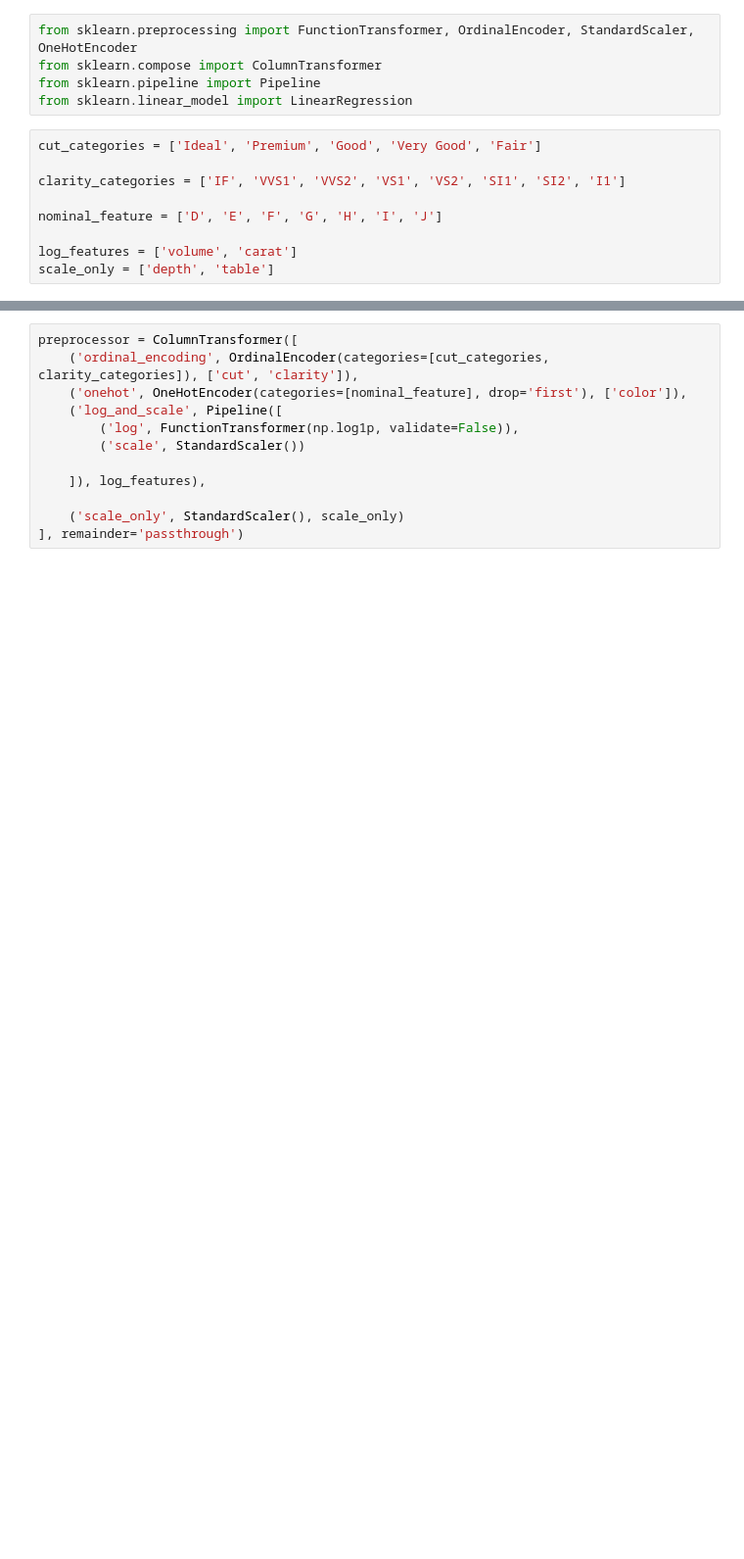
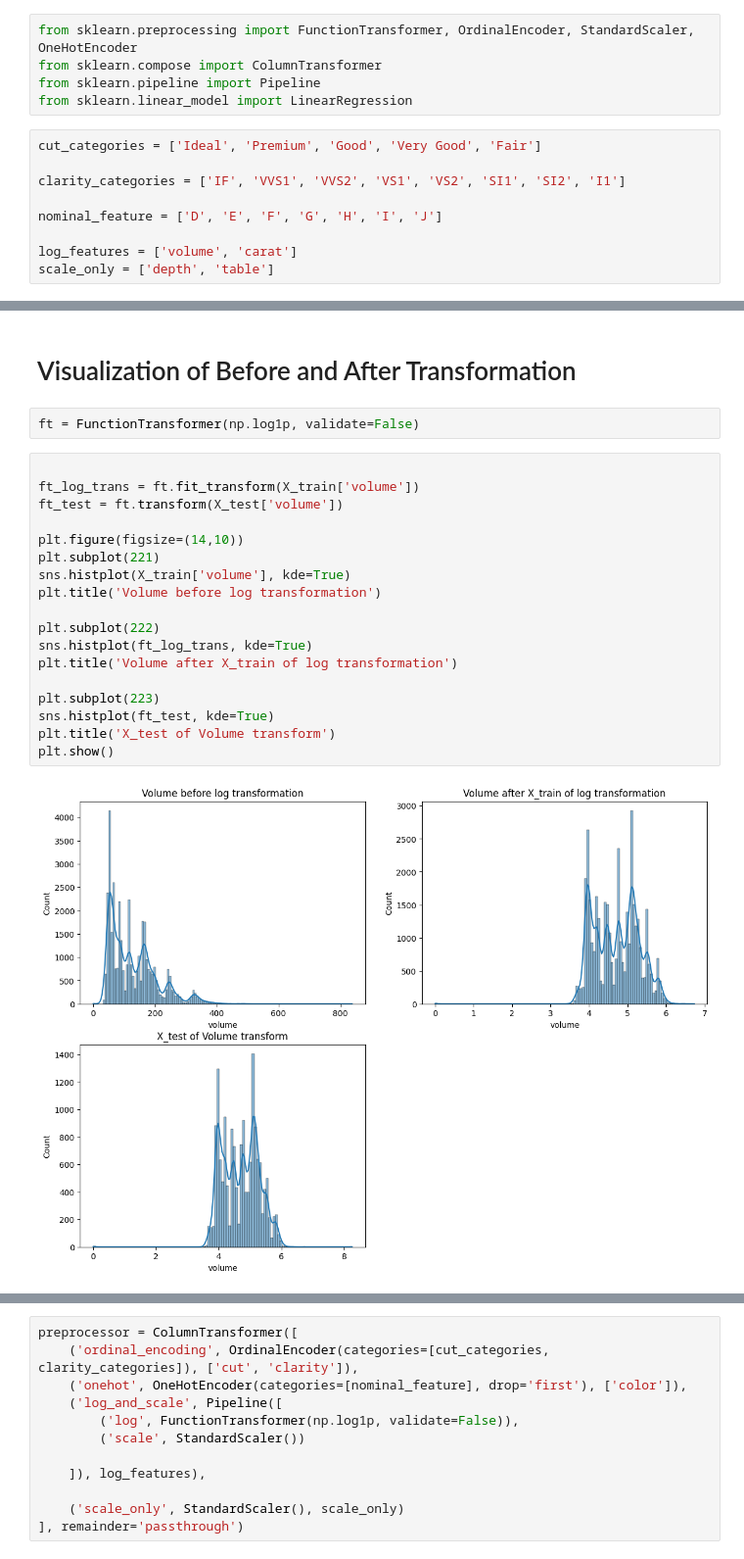
Before and after one commit to chaudhary-dotcom/Transformation, a Jupyter notebook: diamonds_transformation.ipynb, the cells around one changed output, grey strips where cells are left out. Shown: that part at 98% size. Cells and saved outputs as stored; diff of their text form; blank space fills up the shorter version.

Commit message:
log transformation

```diff
--- a/diamonds_transformation.ipynb
+++ b/diamonds_transformation.ipynb
@@ -147,0 +157,24 @@ scale_only = ['depth', 'table']
+# %% [markdown]
+# Visualization of Before and After Transformation
+# %%
+ft = FunctionTransformer(np.log1p, validate=False)
+# %%
+
+ft_log_trans = ft.fit_transform(X_train['volume'])
+ft_test = ft.transform(X_test['volume'])
+
+plt.figure(figsize=(14,10))
+plt.subplot(221)
+sns.histplot(X_train['volume'], kde=True)
+plt.title('Volume before log transformation')
+
+plt.subplot(222)
+sns.histplot(ft_log_trans, kde=True)
+plt.title('Volume after X_train of log transformation')
+
+plt.subplot(223)
+sns.histplot(ft_test, kde=True)
+plt.title('X_test of Volume transform')
+plt.show()
+# %% [output]
+[figure, added]
```
Also changed, not shown: parts of 5 cells of this notebook.
